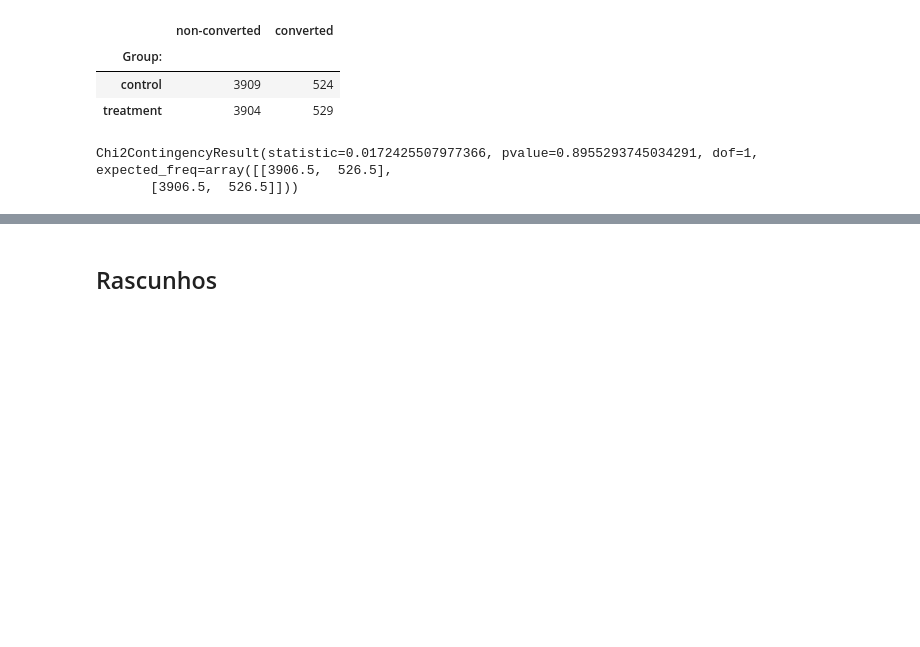
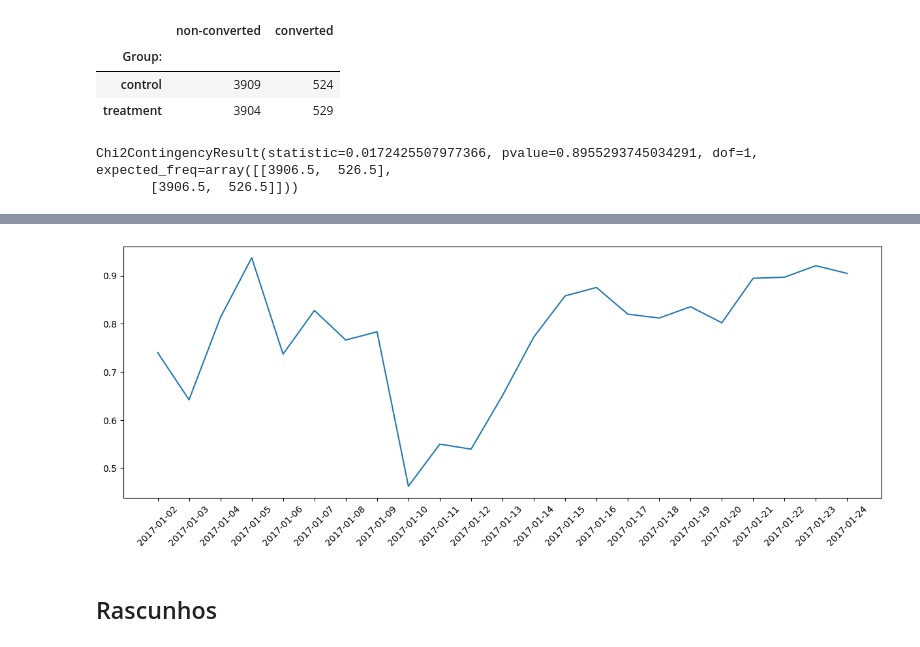
Before and after one commit to GustavoHBDuarte/AB_testing, a Jupyter notebook: A_B_testing.ipynb, the cells around one changed output, grey strips where cells are left out. Saved outputs shown, nothing was run; the diff lists cells and outputs as text; code cells hidden in the pictures; blank space fills up the shorter version.

```diff
--- a/A_B_testing.ipynb
+++ b/A_B_testing.ipynb
@@ -777,0 +782,4 @@ Chi2ContingencyResult(statistic=0.0172425507977366, pvalue=0.8955293745034291, d
+# %%
+# Reformatting timestamp datetime:
+
+df['timestamp'] = df['timestamp'].apply(lambda x: x.strftime("%Y-%m-%d"))
@@ -777,0 +877,8 @@ Chi2ContingencyResult(statistic=0.0172425507977366, pvalue=0.8955293745034291, d
+# %%
+import seaborn as sns
+import matplotlib.pyplot as plt
+
+plt.figure(figsize=(15,5))
+sns.lineplot(y=prob_control_best, x=df['timestamp'].unique())
+plt.xticks(rotation=45);
+# %% [output]
@@ -778,3 +887,4 @@ Chi2ContingencyResult(statistic=0.0172425507977366, pvalue=0.8955293745034291, d
+[figure, added]
 # %% [markdown]
 ## Rascunhos
 # %%
```
Also changed, not shown: parts of 8 cells of this notebook.
